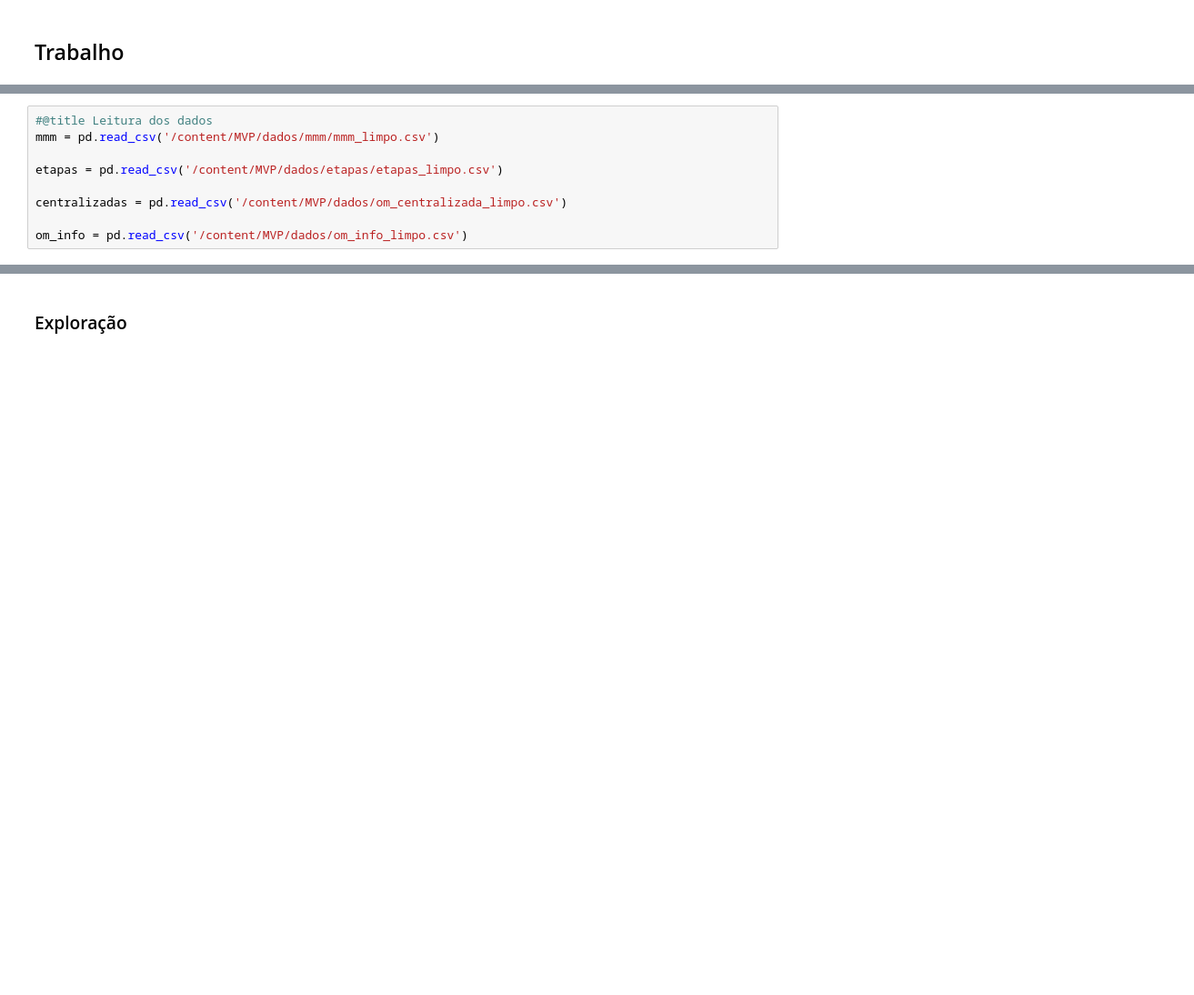
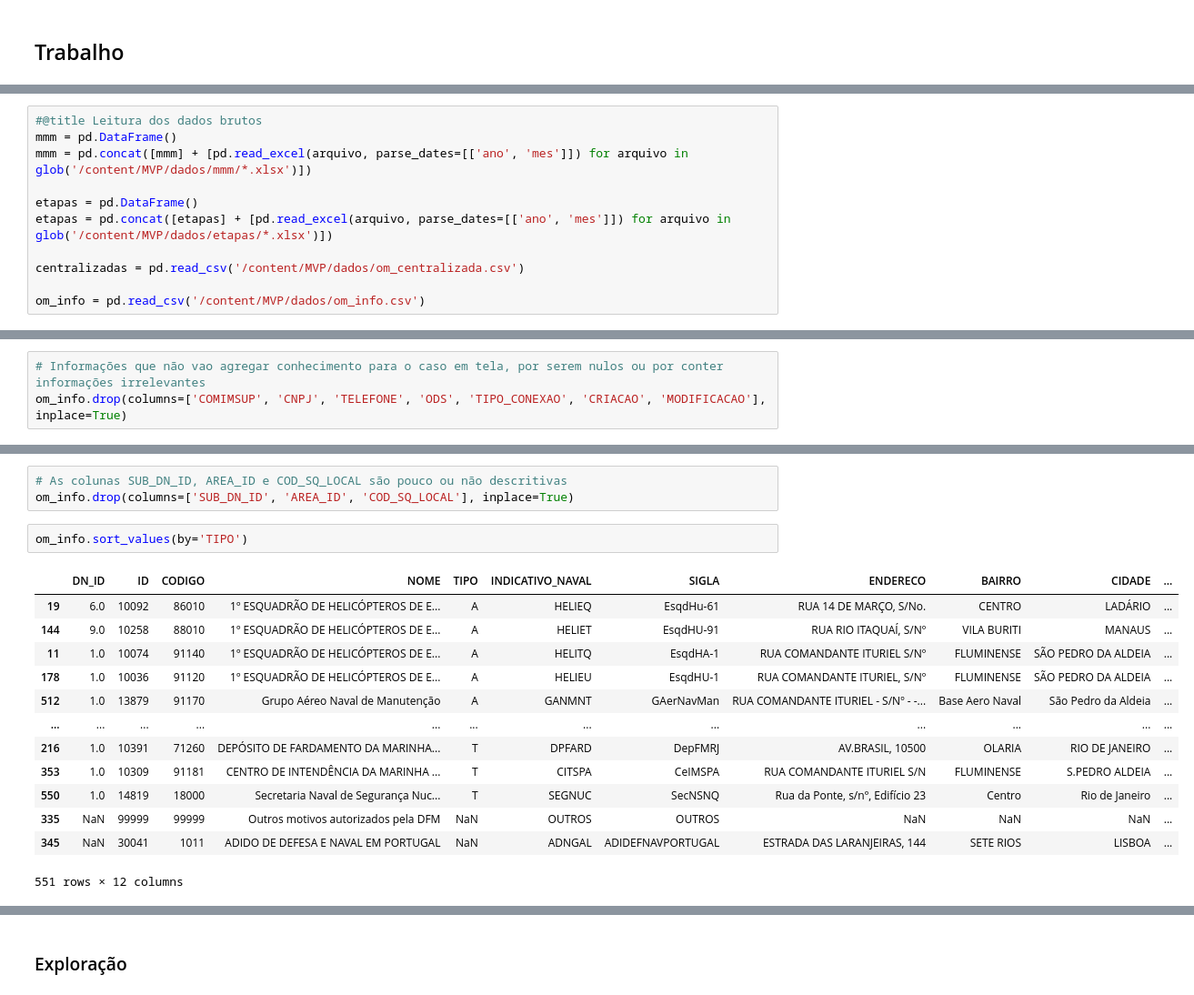
Before and after one commit to ffserro/MVP, a Jupyter notebook: mvp.ipynb, the cells around one changed output, grey strips where cells are left out. Shown at 91% size. Cells and saved outputs as stored; diff of their text form; blank space fills up the shorter version.

```diff
--- a/mvp.ipynb
+++ b/mvp.ipynb
@@ -128,11 +126,13 @@ from xgboost import XGBRegressor
 from warnings import filterwarnings
 filterwarnings('ignore')
 # %%
-#@title Leitura dos dados
-mmm = pd.read_csv('/content/MVP/dados/mmm/mmm_limpo.csv')
+#@title Leitura dos dados brutos
+mmm = pd.DataFrame()
+mmm = pd.concat([mmm] + [pd.read_excel(arquivo, parse_dates=[['ano', 'mes']]) for arquivo in glob('/content/MVP/dados/mmm/*.xlsx')])
 
-etapas = pd.read_csv('/content/MVP/dados/etapas/etapas_limpo.csv')
+etapas = pd.DataFrame()
+etapas = pd.concat([etapas] + [pd.read_excel(arquivo, parse_dates=[['ano', 'mes']]) for arquivo in glob('/content/MVP/dados/etapas/*.xlsx')])
 
-centralizadas = pd.read_csv('/content/MVP/dados/om_centralizada_limpo.csv')
+centralizadas = pd.read_csv('/content/MVP/dados/om_centralizada.csv')
 
-om_info = pd.read_csv('/content/MVP/dados/om_info_limpo.csv')
+om_info = pd.read_csv('/content/MVP/dados/om_info.csv')
@@ -138,0 +211,3 @@ om_info = pd.read_csv('/content/MVP/dados/om_info_limpo.csv')
+# %%
+# Informações que não vao agregar conhecimento para o caso em tela, por serem nulos ou por conter informações irrelevantes
+om_info.drop(columns=['COMIMSUP', 'CNPJ', 'TELEFONE', 'ODS', 'TIPO_CONEXAO', 'CRIACAO', 'MODIFICACAO'], inplace=True)
@@ -138,0 +230,19 @@ om_info = pd.read_csv('/content/MVP/dados/om_info_limpo.csv')
+# %%
+# As colunas SUB_DN_ID, AREA_ID e COD_SQ_LOCAL são pouco ou não descritivas
+om_info.drop(columns=['SUB_DN_ID', 'AREA_ID', 'COD_SQ_LOCAL'], inplace=True)
+# %%
+om_info.sort_values(by='TIPO')
+# %% [output]
+|  | DN_ID | ID | CODIGO | NOME | TIPO | INDICATIVO_NAVAL | SIGLA | ENDERECO | BAIRRO | CIDADE | ... |
+| 19 | 6.0 | 10092 | 86010 | 1º ESQUADRÃO DE HELICÓPTEROS DE E... | A | HELIEQ | EsqdHu-61 | RUA 14 DE MARÇO, S/No. | CENTRO | LADÁRIO | ... |
+| 144 | 9.0 | 10258 | 88010 | 1º ESQUADRÃO DE HELICÓPTEROS DE E... | A | HELIET | EsqdHU-91 | RUA RIO ITAQUAÍ, S/Nº | VILA BURITI | MANAUS | ... |
+| 11 | 1.0 | 10074 | 91140 | 1º ESQUADRÃO DE HELICÓPTEROS DE E... | A | HELITQ | EsqdHA-1 | RUA COMANDANTE ITURIEL S/Nº | FLUMINENSE | SÃO PEDRO DA ALDEIA | ... |
+| 178 | 1.0 | 10036 | 91120 | 1º ESQUADRÃO DE HELICÓPTEROS DE E... | A | HELIEU | EsqdHU-1 | RUA COMANDANTE ITURIEL, S/Nº | FLUMINENSE | SÃO PEDRO DA ALDEIA | ... |
+| 512 | 1.0 | 13879 | 91170 | Grupo Aéreo Naval de Manutenção | A | GANMNT | GAerNavMan | RUA COMANDANTE ITURIEL - S/Nº - -... | Base Aero Naval | São Pedro da Aldeia | ... |
+| ... | ... | ... | ... | ... | ... | ... | ... | ... | ... | ... | ... |
+| 216 | 1.0 | 10391 | 71260 | DEPÓSITO DE FARDAMENTO DA MARINHA... | T | DPFARD | DepFMRJ | AV.BRASIL, 10500 | OLARIA | RIO DE JANEIRO | ... |
+| 353 | 1.0 | 10309 | 91181 | CENTRO DE INTENDÊNCIA DA MARINHA ... | T | CITSPA | CeIMSPA | RUA COMANDANTE ITURIEL S/N | FLUMINENSE | S.PEDRO ALDEIA | ... |
+| 550 | 1.0 | 14819 | 18000 | Secretaria Naval de Segurança Nuc... | T | SEGNUC | SecNSNQ | Rua da Ponte, s/nº, Edifício 23 | Centro | Rio de Janeiro | ... |
+| 335 | NaN | 99999 | 99999 | Outros motivos autorizados pela DFM | NaN | OUTROS | OUTROS | NaN | NaN | NaN | ... |
+| 345 | NaN | 30041 | 1011 | ADIDO DE DEFESA E NAVAL EM PORTUGAL | NaN | ADNGAL | ADIDEFNAVPORTUGAL | ESTRADA DAS LARANJEIRAS, 144 | SETE RIOS | LISBOA | ... |
+551 rows × 12 columns
```
Also changed, not shown: parts of 42 cells of this notebook.
